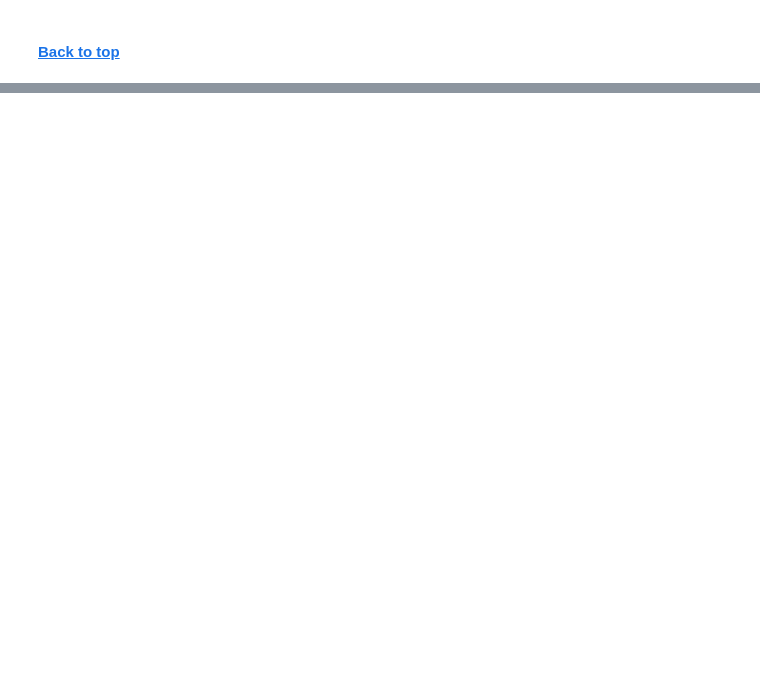
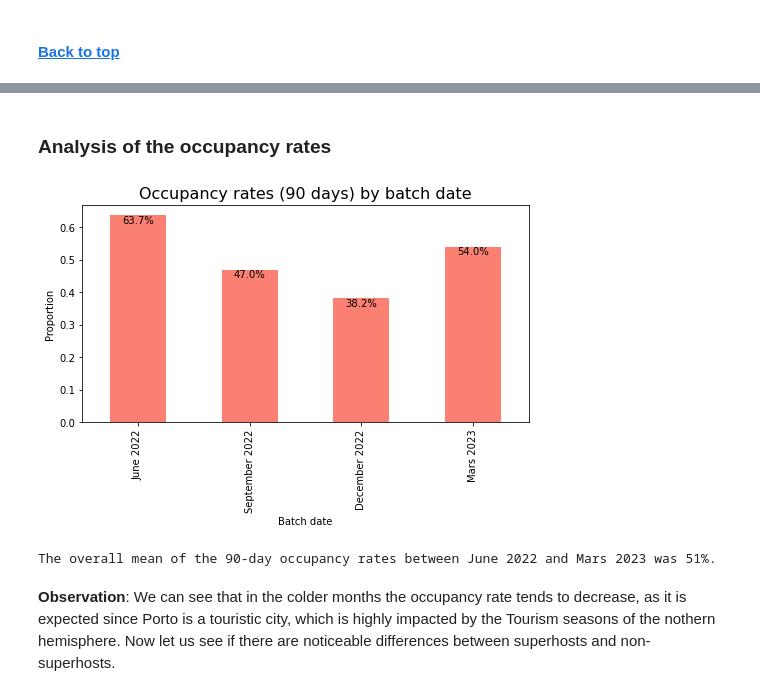
Before and after one commit to bruno-f7s/portfolio, a Jupyter notebook: airbnb-porto-2023/airbnb-porto-2023-eda.ipynb, the cells around one changed output, grey strips where cells are left out. Cells and saved outputs as stored; diff of their text form; code cells hidden in the pictures; blank space fills up the shorter version.

```diff
--- a/airbnb-porto-2023/airbnb-porto-2023-eda.ipynb
+++ b/airbnb-porto-2023/airbnb-porto-2023-eda.ipynb
@@ -337,0 +494,35 @@ In this section I looked at the distribution of some features, calculated some i
+# %% [markdown]
+### Analysis of the occupancy rates
+# %%
+### get the mean value of the occupancy rates by batch date
+occ_rates_by_batch = full_data_df.groupby("calendar_last_scraped")["occupancy_rate_90"].mean()
+
+# change the date format to extensive for visualization purposes
+index_mapping = {"2022-06-01" : "June 2022",
+                 "2022-09-01" : "September 2022",
+                 "2022-12-01" : "December 2022",
+                 "2023-03-01" : "Mars 2023"}
+
+occ_rates_by_batch = occ_rates_by_batch.sort_index()
+occ_rates_by_batch = occ_rates_by_batch.reset_index()
+occ_rates_by_batch['calendar_last_scraped'] = occ_rates_by_batch['calendar_last_scraped'].astype(str).replace(index_mapping)
+occ_rates_by_batch = occ_rates_by_batch.set_index("calendar_last_scraped")
+
+# Plot the bar chat
+ax = occ_rates_by_batch.plot.bar(figsize=(8,4),color="salmon",legend=False)
+
+for i, value in enumerate(occ_rates_by_batch['occupancy_rate_90']):
+    if not np.isnan(value):
+        ax.annotate(f"""{value*100:.1f}%""", (i, value), ha='center', va='top')
+
+ax.set_title("Occupancy rates (90 days) by batch date", fontsize=16)
+ax.set_xlabel("Batch date")
+ax.set_ylabel("Proportion")
+
+plt.show();
+print("The overall mean of the 90-day occupancy rates between June 2022 and Mars 2023 was {}%.".format(round(full_data_df["occupancy_rate_90"].mean()*100),2))
+# %% [output]
+[figure, added]
+The overall mean of the 90-day occupancy rates between June 2022 and Mars 2023 was 51%.
+# %% [markdown]
+__Observation__: We can see that in the colder months the occupancy rate tends to decrease, as it is expected since Porto is a touristic city, which is highly impacted by the Tourism seasons of the nothern hemisphere. Now let us see if there are noticeable differences between superhosts and non-superhosts.
```
Also changed, not shown: parts of 50 cells of this notebook.
